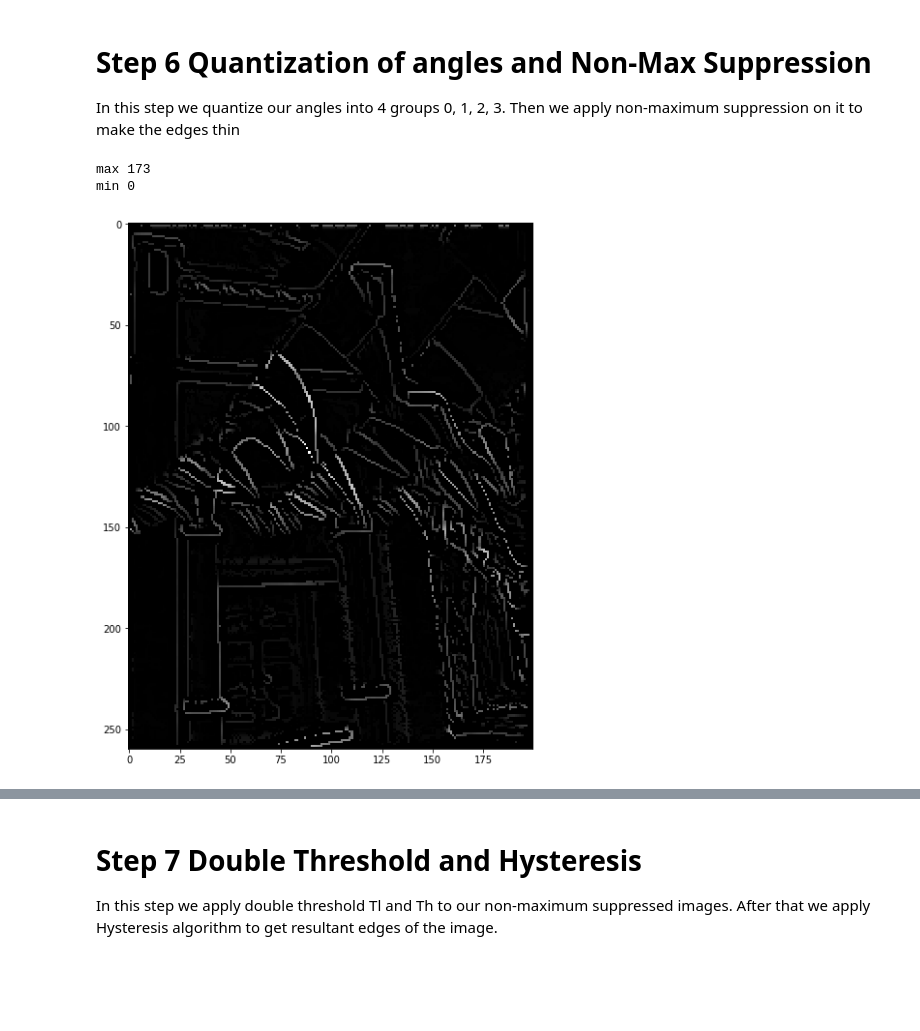
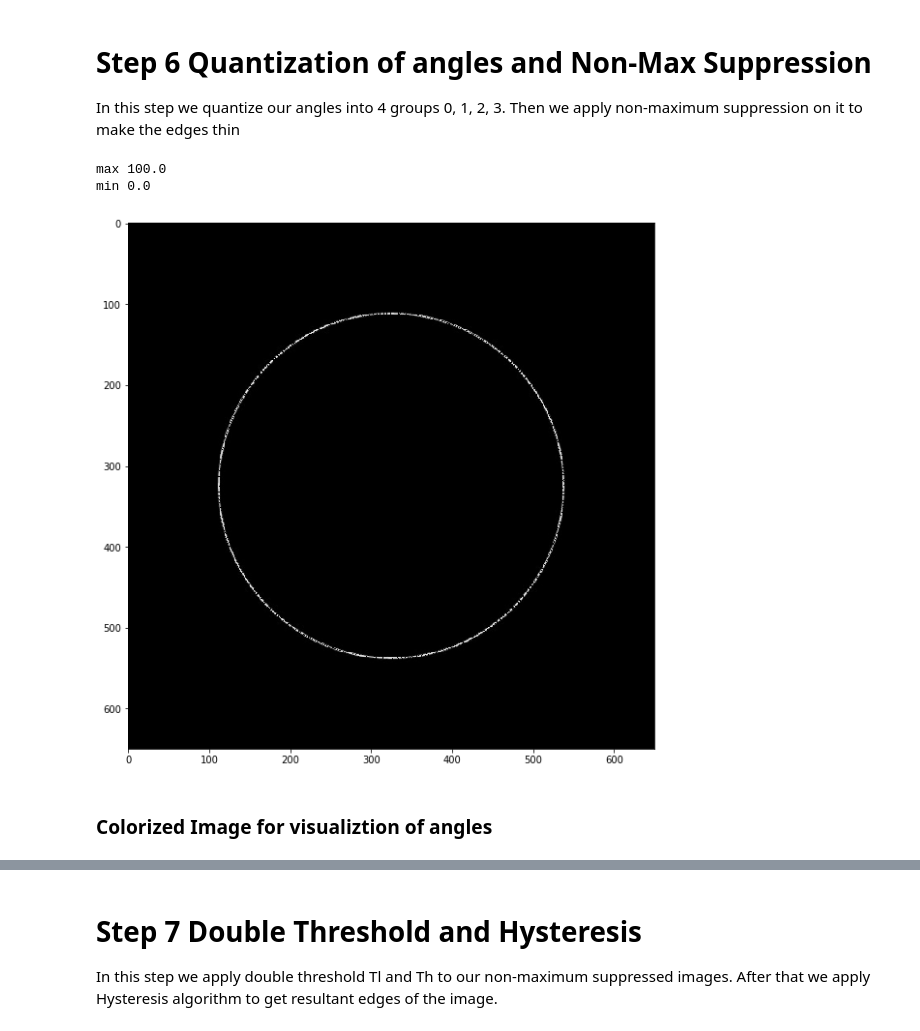
Before and after one commit to UsamaI000/CannyEdgeDetection-from-scratch-python, a Jupyter notebook: CannyEdgeDetector.ipynb, the cells around one changed output, grey strips where cells are left out. Drawn from its saved outputs; the diff is of its cells as text; code cells hidden in the pictures; blank space fills up the shorter version.

```diff
--- a/CannyEdgeDetector.ipynb
+++ b/CannyEdgeDetector.ipynb
@@ -79,13 +73,13 @@ def ApplyMask(image, kernel):
 def Gradient_Magnitude(fx, fy):
     mag = np.zeros((fx.shape[0], fx.shape[1]))
     mag = np.sqrt((fx ** 2) + (fy ** 2))
-    mag *= 255 / mag.max()
-    return mag
+    mag = mag * 100 / mag.max()
+    return np.around(mag)
 
 def Gradient_Direction(fx, fy):
     g_dir = np.zeros((fx.shape[0], fx.shape[1]))
-    g_dir = np.rad2deg(np.arctan2(fx, fy)) + 180
-    return g_dir * 255 / g_dir.max()
+    g_dir = np.rad2deg(np.arctan2(fy, fx)) + 180
+    return g_dir
 # %%
 def Digitize_angle(Angle):
     quantized = np.zeros((Angle.shape[0], Angle.shape[1]))
@@ -155,21 +179,18 @@ def _hysteresis(g_thresholded):
 # Step 1 Specify sigma and T value Also calculate Gradient masks
 Here you will give the values of sigma and T(0-1). This will create the size of filter automatically. We generate gradient masks in x and y directions i.e. Gx and Gy
 # %%
-sigma = 1
+sigma = 0.5
 T = 0.3
 x, y = MaskGeneration(T, sigma)
 gauss = Gaussian(x, y, sigma)
-
-fx = np.zeros((x.shape[0], x.shape[1]))
-fy = np.zeros((y.shape[0], y.shape[1]))
-
-gx = Create_Gx(fx, fy)
-gy = Create_Gy(fx, fy)
+# %%
+gx = -Create_Gx(x, y)
+gy = -Create_Gy(x, y)
 # %% [markdown]
 # Step 2 Reading and converting image into grayscale
 Here we convert the image into grayscale image for easy processing and finding edges
 # %%
-image = cv2.imread('mecca06.jpg')
+image = cv2.imread('circle.jpg')
 gray = cv2.cvtColor(image, cv2.COLOR_BGR2GRAY)
 plt.figure(figsize = (8,8))
 plt.imshow(gray, cmap='gray')
@@ -235,12 +256,14 @@ min 0.0017491510427089616
 In this step we quantize our angles into 4 groups 0, 1, 2, 3. Then we apply non-maximum suppression on it to make the edges thin
 # %%
 quantized = Digitize_angle(Angle)
-nms = Non_Max_Supp(quantized, mag)
+nms = Non_Max_Supp(quantized, Angle, mag)
 plt.figure(figsize = (10,10))
 plt.imshow(nms, cmap='gray')
 print('max', nms.max())
 print('min', nms.min())
 # %% [output]
-max 173
-min 0
+max 100.0
+min 0.0
-[figure, old version]
+[figure, new version]
+# %% [markdown]
+### Colorized Image for visualiztion of angles
```
Also changed, not shown: parts of 13 cells of this notebook.
